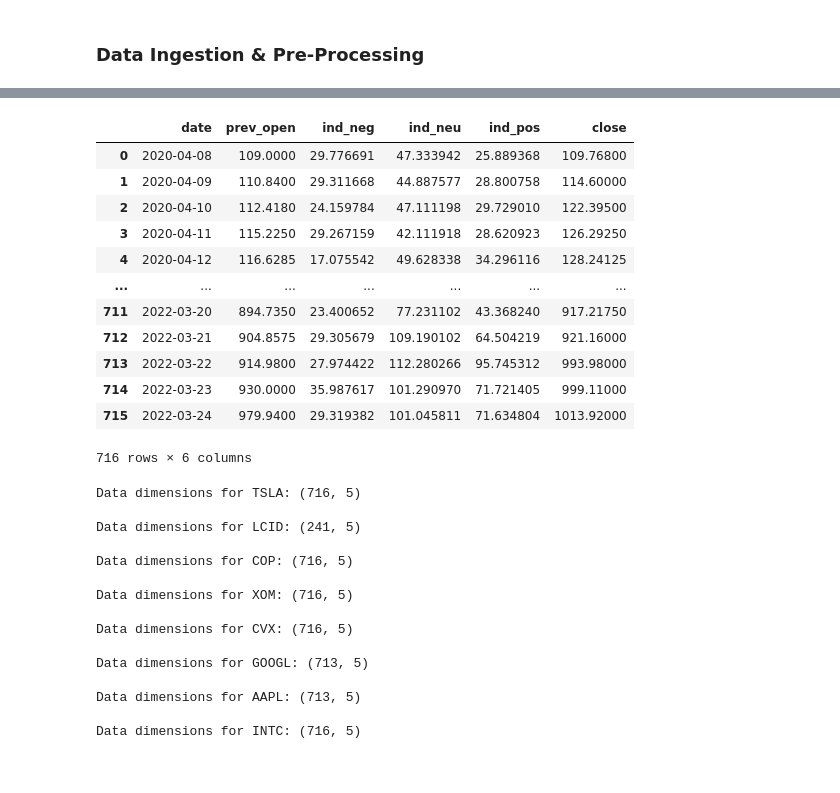
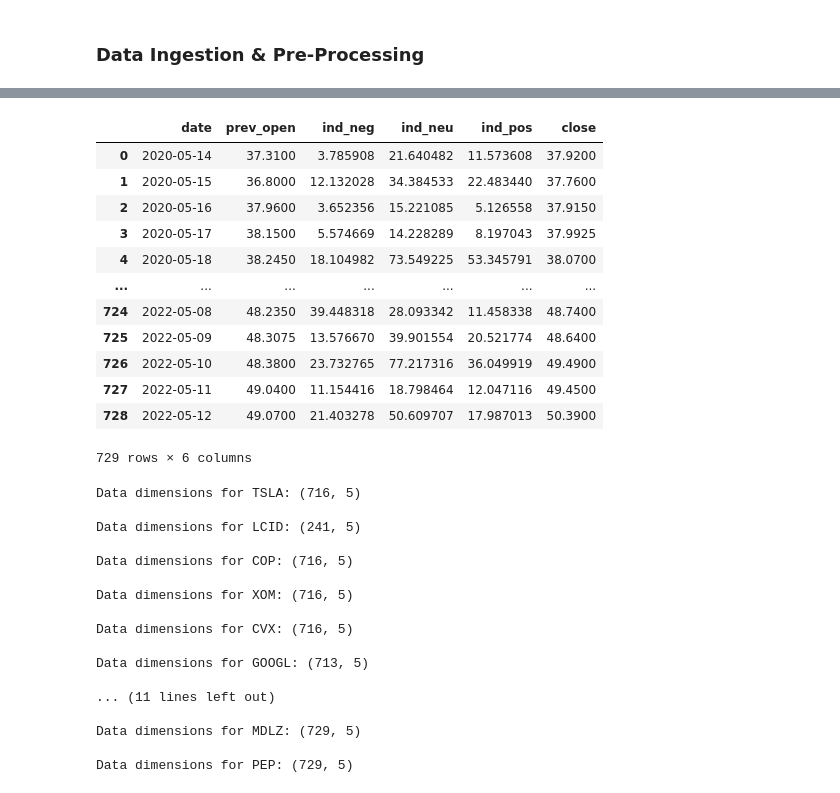
Before and after one commit to svishakan/Social-Media-Based-Stock-Market-Analysis, a Jupyter notebook: Spark Streaming/FinalXGBoostRegressor.ipynb, the cells around one changed output, grey strips where cells are left out. Saved outputs shown, nothing was run; the diff lists cells and outputs as text; code cells hidden in the pictures.

```diff
--- a/Spark Streaming/FinalXGBoostRegressor.ipynb
+++ b/Spark Streaming/FinalXGBoostRegressor.ipynb
@@ -48,6 +48,7 @@ con_evs = sqlite3.connect(os.path.join(os.getcwd(), "../Database/fypdb-EVs.sqlit
 con_game = sqlite3.connect(os.path.join(os.getcwd(), "../Database/fypdb-Gaming.sqlite"))
 con_oil = sqlite3.connect(os.path.join(os.getcwd(), "../Database/fypdb-Oil.sqlite"))
 con_tech = sqlite3.connect(os.path.join(os.getcwd(), "../Database/fypdb-Tech.sqlite"))
+con_pnf = sqlite3.connect(os.path.join(os.getcwd(), "../Database/fypdb-PnF.sqlite"))
 con_stock = sqlite3.connect(os.path.join(os.getcwd(), "../Database/fypdb-stock.sqlite"))
 con_res = sqlite3.connect(os.path.join(os.getcwd(), "../Database/results.sqlite"))
 
@@ -57,6 +58,8 @@ cons = {
     "Gaming": con_game,
     "Oil": con_oil,
     "Tech": con_tech,
+    "Pharma": con_pnf,
+    "Food": con_pnf,
     "Stock": con_stock,
     "Results": con_res
 }
@@ -64,10 +67,12 @@ cons = {
 tickers = {
     "EVs": ["TSLA", "LCID"],
     "Oil": ["COP", "XOM", "CVX"],
+    "Pharma": ["PFE", "AZN", "MRNA"],
+    "Food": ["MCD", "MDLZ", "PEP"],
     "Tech": ["GOOGL", "AAPL", "INTC"]
 }
 
-categories = ["EVs", "Oil", "Tech"]
+categories = ["EVs", "Oil", "Tech", "Pharma", "Food"]
 
 #"Gaming": ["EA"]
 
@@ -353,21 +368,21 @@ def add_prev_day_open(merged_dfs):
 # %%
 prev_open_dfs = add_prev_day_open(merged_dfs)
 
-prev_open_dfs['TSLA']
+prev_open_dfs['PFE']
 # %% [output]
 |  | date | prev_open | ind_neg | ind_neu | ind_pos | close |
-| 0 | 2020-04-08 | 109.0000 | 29.776691 | 47.333942 | 25.889368 | 109.76800 |
-| 1 | 2020-04-09 | 110.8400 | 29.311668 | 44.887577 | 28.800758 | 114.60000 |
-| 2 | 2020-04-10 | 112.4180 | 24.159784 | 47.111198 | 29.729010 | 122.39500 |
-| 3 | 2020-04-11 | 115.2250 | 29.267159 | 42.111918 | 28.620923 | 126.29250 |
-| 4 | 2020-04-12 | 116.6285 | 17.075542 | 49.628338 | 34.296116 | 128.24125 |
+| 0 | 2020-05-14 | 37.3100 | 3.785908 | 21.640482 | 11.573608 | 37.9200 |
+| 1 | 2020-05-15 | 36.8000 | 12.132028 | 34.384533 | 22.483440 | 37.7600 |
+| 2 | 2020-05-16 | 37.9600 | 3.652356 | 15.221085 | 5.126558 | 37.9150 |
+| 3 | 2020-05-17 | 38.1500 | 5.574669 | 14.228289 | 8.197043 | 37.9925 |
+| 4 | 2020-05-18 | 38.2450 | 18.104982 | 73.549225 | 53.345791 | 38.0700 |
 | ... | ... | ... | ... | ... | ... | ... |
-| 711 | 2022-03-20 | 894.7350 | 23.400652 | 77.231102 | 43.368240 | 917.21750 |
-| 712 | 2022-03-21 | 904.8575 | 29.305679 | 109.190102 | 64.504219 | 921.16000 |
-| 713 | 2022-03-22 | 914.9800 | 27.974422 | 112.280266 | 95.745312 | 993.98000 |
-| 714 | 2022-03-23 | 930.0000 | 35.987617 | 101.290970 | 71.721405 | 999.11000 |
-| 715 | 2022-03-24 | 979.9400 | 29.319382 | 101.045811 | 71.634804 | 1013.92000 |
+| 724 | 2022-05-08 | 48.2350 | 39.448318 | 28.093342 | 11.458338 | 48.7400 |
+| 725 | 2022-05-09 | 48.3075 | 13.576670 | 39.901554 | 20.521774 | 48.6400 |
+| 726 | 2022-05-10 | 48.3800 | 23.732765 | 77.217316 | 36.049919 | 49.4900 |
+| 727 | 2022-05-11 | 49.0400 | 11.154416 | 18.798464 | 12.047116 | 49.4500 |
+| 728 | 2022-05-12 | 49.0700 | 21.403278 | 50.609707 | 17.987013 | 50.3900 |
-716 rows × 6 columns
+729 rows × 6 columns
 # %%
 prev_open_norm_dfs = normalize_datasets(categories, tickers, prev_open_dfs, reduced = True)
 # %% [output]
@@ -383,9 +398,11 @@ Data dimensions for CVX: (716, 5)
 
 Data dimensions for GOOGL: (713, 5)
 
-Data dimensions for AAPL: (713, 5)
+... (11 lines left out)
 
-Data dimensions for INTC: (716, 5)
+Data dimensions for MDLZ: (729, 5)
+
+Data dimensions for PEP: (729, 5)
 # %%
 plot_corr_heatmaps(categories, tickers, prev_open_norm_dfs)
 # %% [output]
```
Also changed, not shown: parts of 10 cells of this notebook, 11 other files.
